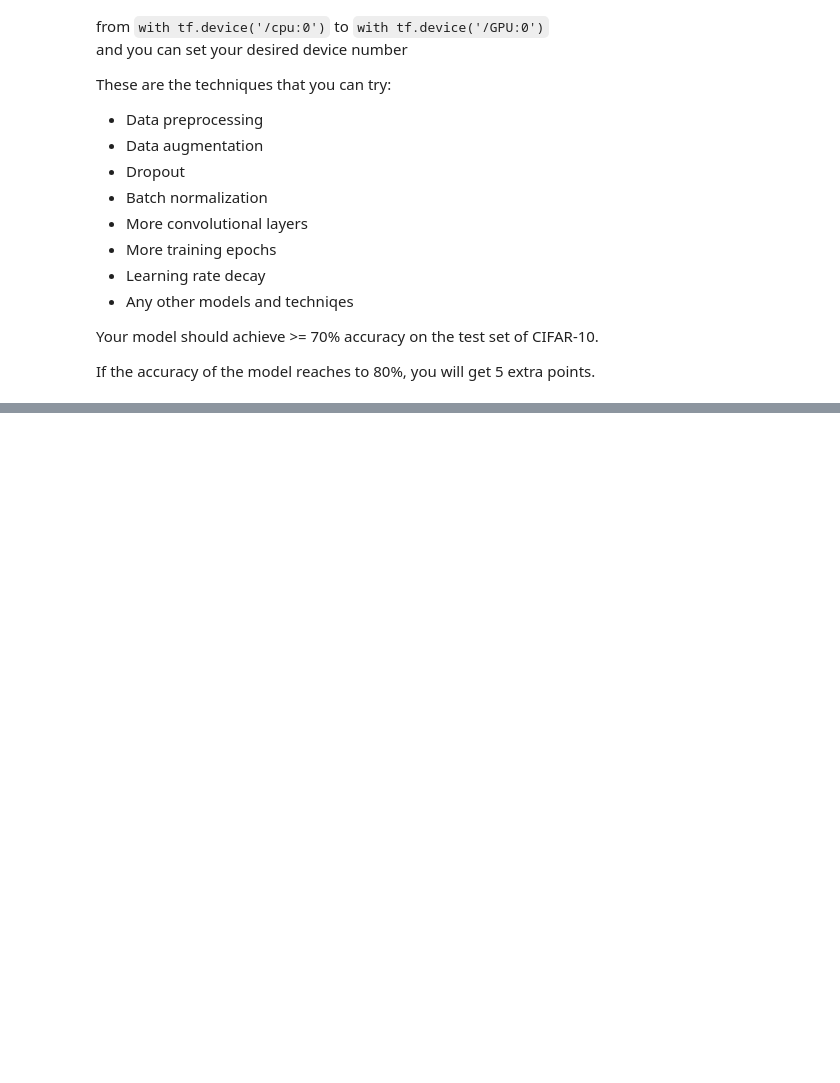
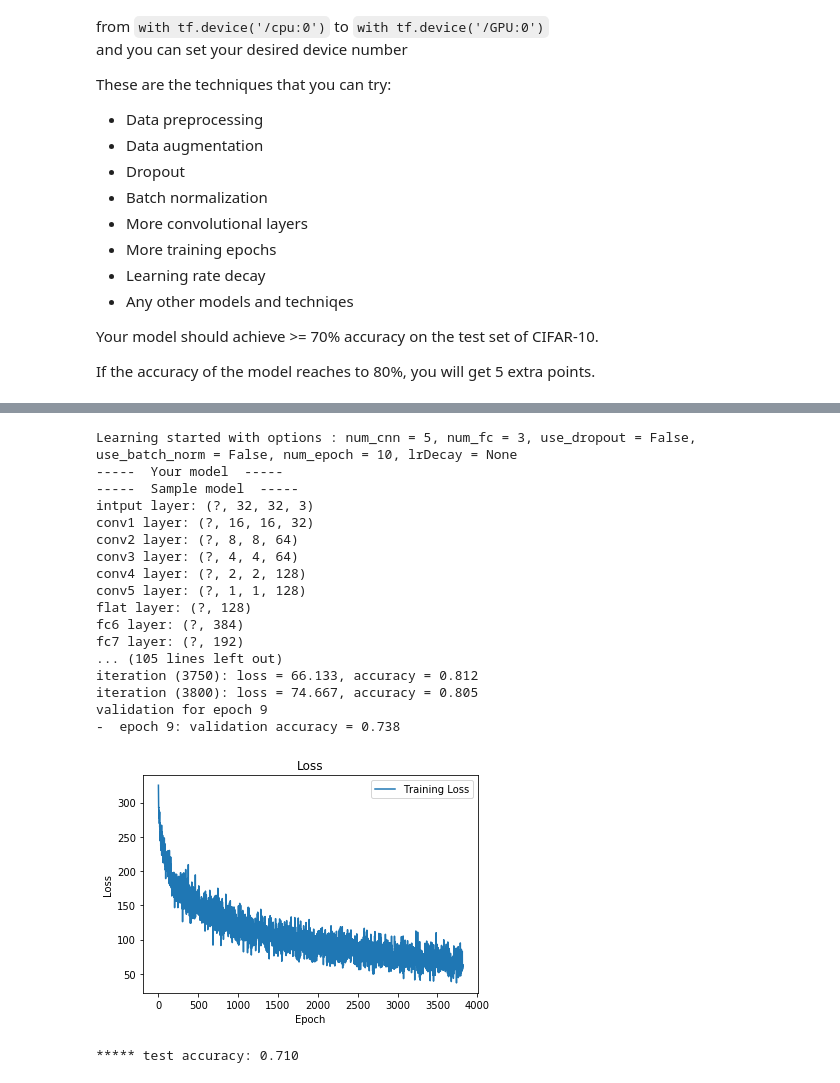
Before and after one commit to PradeepKadubandi/CSCI599-Assignment1, a Jupyter notebook: Problem_2.ipynb, the cells around one changed output, grey strips where cells are left out. Drawn from its saved outputs; the diff is of its cells as text; code cells hidden in the pictures; blank space fills up the shorter version.

```diff
--- a/Problem_2.ipynb
+++ b/Problem_2.ipynb
@@ -433,3 +653,25 @@ class YourModel(BaseModel):
+# %%
+reset_and_train(Options(num_cnn = 5, use_dropout = False, num_fc = 3))
+# %% [output]
+Learning started with options : num_cnn = 5, num_fc = 3, use_dropout = False, use_batch_norm = False, num_epoch = 10, lrDecay = None
+-----  Your model  -----
+-----  Sample model  -----
+intput layer: (?, 32, 32, 3)
+conv1 layer: (?, 16, 16, 32)
+conv2 layer: (?, 8, 8, 64)
+conv3 layer: (?, 4, 4, 64)
+conv4 layer: (?, 2, 2, 128)
+conv5 layer: (?, 1, 1, 128)
+flat layer: (?, 128)
+fc6 layer: (?, 384)
+fc7 layer: (?, 192)
+... (105 lines left out)
+iteration (3750): loss = 66.133, accuracy = 0.812
+iteration (3800): loss = 74.667, accuracy = 0.805
+validation for epoch 9
+-  epoch 9: validation accuracy = 0.738
+[figure, added]
+***** test accuracy: 0.710
 # %%
 # Clear old computation graphs
 tf.reset_default_graph()
```
Also changed, not shown: parts of 9 cells of this notebook.
